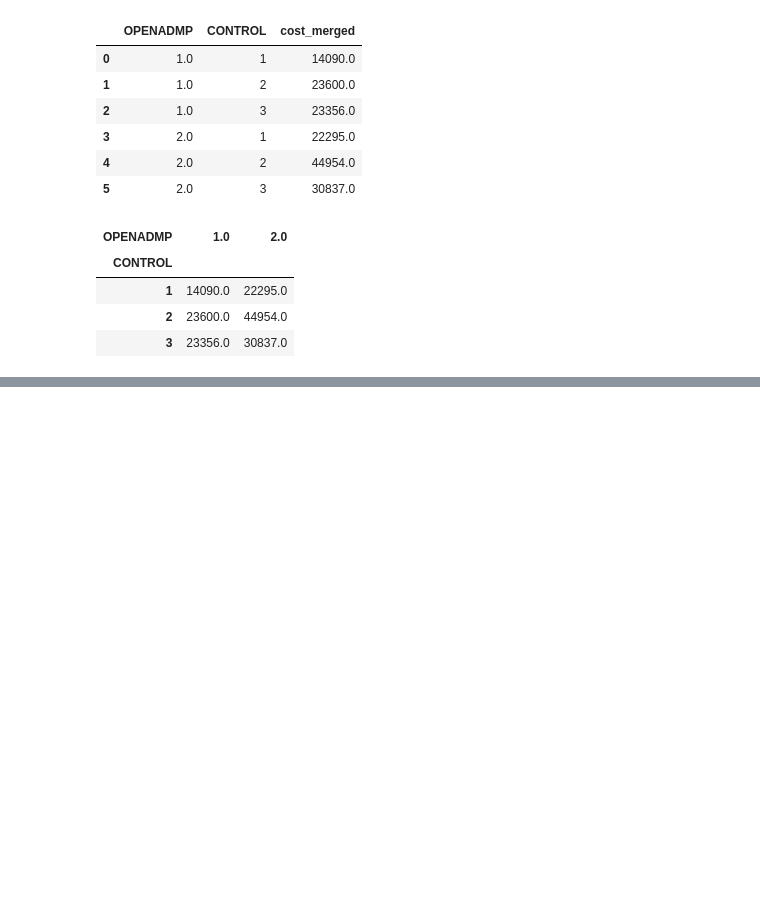
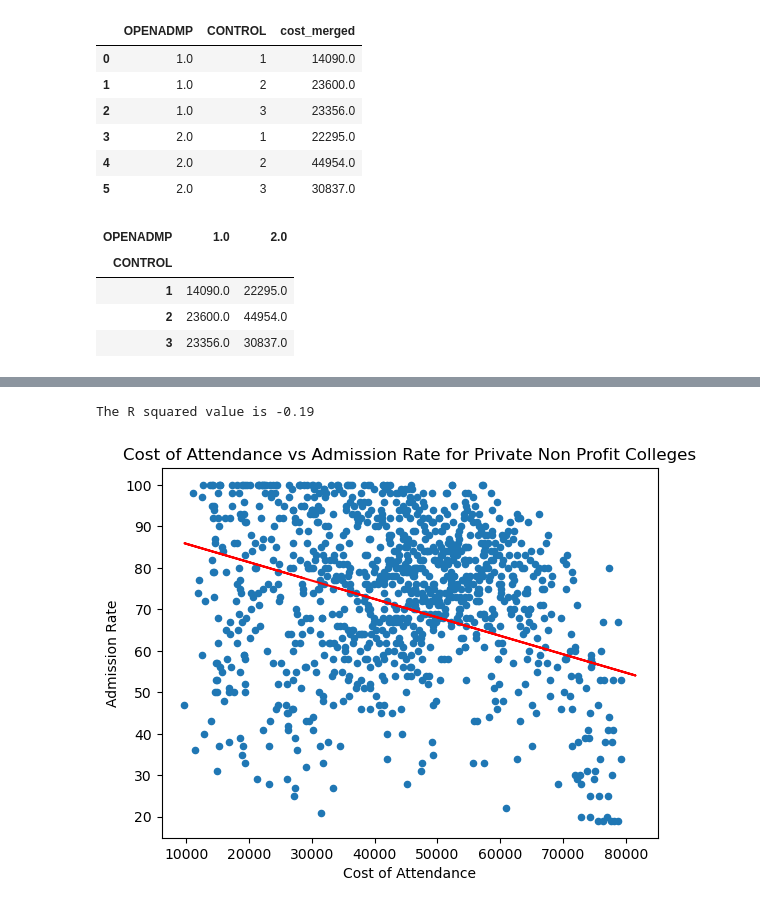
Before and after one commit to Wook22/Education_Institution_Data_Analysis, a Jupyter notebook: test_costanalysis.ipynb, the cells around one changed output, grey strips where cells are left out. Drawn from its saved outputs; the diff is of its cells as text; code cells hidden in the pictures; blank space fills up the shorter version.

```diff
--- a/test_costanalysis.ipynb
+++ b/test_costanalysis.ipynb
@@ -134,0 +238,16 @@ for p in ax.patches:
+# %%
+# creating scatter plot for admission rate vs cost(without outliers)
+
+sc_ot= df_no_outliers.plot.scatter(x="cost_merged", y="adm_merged",
+                                   title="Cost of Attendance vs Admission Rate for Private Non Profit Colleges")
+sc_ot.set_xlabel("Cost of Attendance")
+sc_ot.set_ylabel("Admission Rate")
+m, b = np.polyfit(cost, adm_rate, 1)
+plt.plot(cost, m*cost+b, color='red', label='x={:.2f}y+{:.2f}'.format(m,b))
+cost = df_no_outliers["cost_merged"]
+adm_rate = df_no_outliers["adm_merged"]
+correlation = st.pearsonr(cost, adm_rate)
+print(f"The R squared value is {round(correlation[0],2)}")
+# %% [output]
+The R squared value is -0.19
+[figure, added]
```
Also changed, not shown: parts of 14 cells of this notebook.
